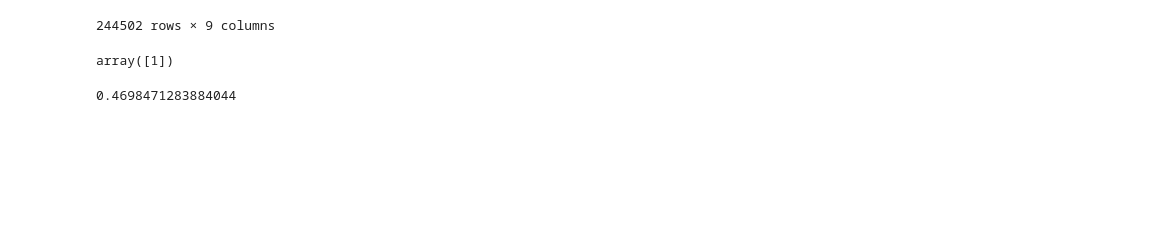
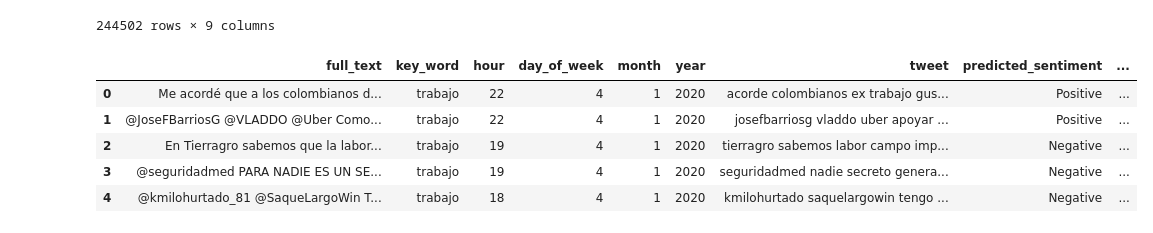
Before and after one commit to GDLPLearning/Sentiment-Analysis-for-the-MDP, a Jupyter notebook: notebooks/Exploratory/6-evaluation.ipynb, the cells around one changed output. Drawn from its saved outputs; the diff is of its cells as text; code cells hidden in the pictures; blank space fills up the shorter version.

```diff
--- a/notebooks/Exploratory/6-evaluation.ipynb
+++ b/notebooks/Exploratory/6-evaluation.ipynb
@@ -92,11 +92,3 @@ df_sent
 | 244500 | @sttmed señores secretaria de la ... | movilidad | 0 | 5 | 5 | 2022 | sttmed señores movilidad ciudad m... | 0 | ... |
 | 244501 | @sttmed Se nota la inoperancia de... | movilidad | 0 | 5 | 5 | 2022 | sttmed nota inoperancia sector oc... | 0 | ... |
 244502 rows × 9 columns
-# %%
-lr_model_all.predict(vectorizer.transform(['medellin no me gusta la ciudad']))
-# %% [output]
-array([1])
-# %%
-lr_model_all.predict_proba(vectorizer.transform(['Odio la película']))[0,1]
-# %% [output]
-0.4698471283884044
@@ -102,0 +97,9 @@ lr_model_all.predict_proba(vectorizer.transform(['Odio la película']))[0,1]
+# %%
+df_sent.head()
+# %% [output]
+|  | full_text | key_word | hour | day_of_week | month | year | tweet | predicted_sentiment | ... |
+| 0 | Me acordé que a los colombianos d... | trabajo | 22 | 4 | 1 | 2020 | acorde colombianos ex trabajo gus... | Positive | ... |
+| 1 | @JoseFBarriosG @VLADDO @Uber Como... | trabajo | 22 | 4 | 1 | 2020 | josefbarriosg vladdo uber apoyar ... | Positive | ... |
+| 2 | En Tierragro sabemos que la labor... | trabajo | 19 | 4 | 1 | 2020 | tierragro sabemos labor campo imp... | Negative | ... |
+| 3 | @seguridadmed PARA NADIE ES UN SE... | trabajo | 19 | 4 | 1 | 2020 | seguridadmed nadie secreto genera... | Negative | ... |
+| 4 | @kmilohurtado_81 @SaqueLargoWin T... | trabajo | 18 | 4 | 1 | 2020 | kmilohurtado saquelargowin tengo ... | Negative | ... |
```
Also changed, not shown: parts of 6 cells of this notebook, 2 other files.
